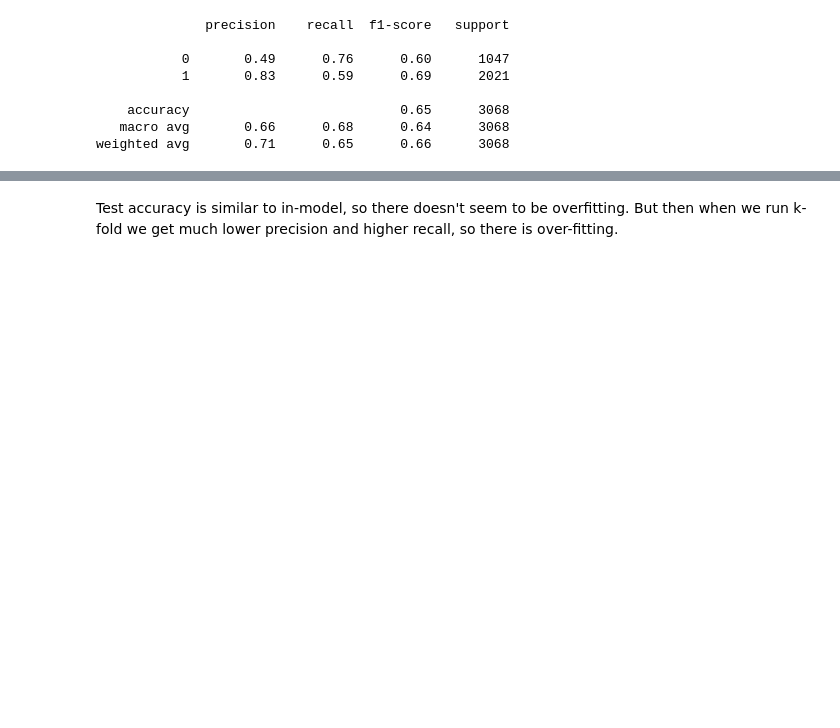
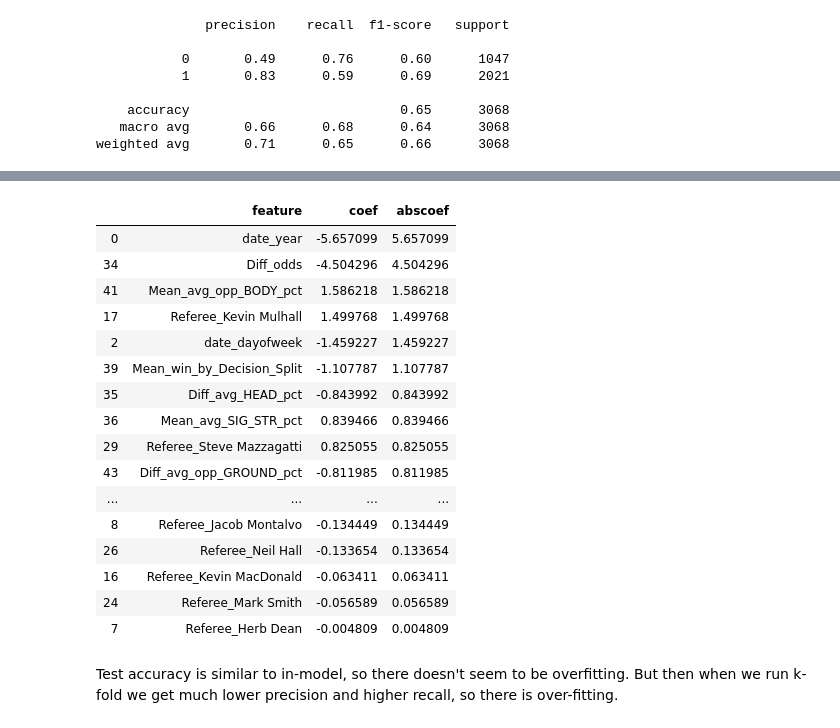
Before and after one commit to hi-khristine/msca31008, a Jupyter notebook: models/logistic-regression.ipynb, the cells around one changed output, grey strips where cells are left out. Drawn from its saved outputs; the diff is of its cells as text; code cells hidden in the pictures; blank space fills up the shorter version.

Commit message:
Add feature importance to logistic

```diff
--- a/models/logistic-regression.ipynb
+++ b/models/logistic-regression.ipynb
@@ -223,2 +247,25 @@ Mean recall 0.8552466858001914
+# %%
+m = LogisticRegression( solver = 'lbfgs' ).fit( X_train, y_train )
+fi = pd.DataFrame({'feature': X_train.columns, 'coef': m.coef_[0] })
+fi['abscoef'] = abs( fi.coef )
+fi.sort_values( 'abscoef', ascending = False )
+# %% [output]
+|  | feature | coef | abscoef |
+| 0 | date_year | -5.657099 | 5.657099 |
+| 34 | Diff_odds | -4.504296 | 4.504296 |
+| 41 | Mean_avg_opp_BODY_pct | 1.586218 | 1.586218 |
+| 17 | Referee_Kevin Mulhall | 1.499768 | 1.499768 |
+| 2 | date_dayofweek | -1.459227 | 1.459227 |
+| 39 | Mean_win_by_Decision_Split | -1.107787 | 1.107787 |
+| 35 | Diff_avg_HEAD_pct | -0.843992 | 0.843992 |
+| 36 | Mean_avg_SIG_STR_pct | 0.839466 | 0.839466 |
+| 29 | Referee_Steve Mazzagatti | 0.825055 | 0.825055 |
+| 43 | Diff_avg_opp_GROUND_pct | -0.811985 | 0.811985 |
+| ... | ... | ... | ... |
+| 8 | Referee_Jacob Montalvo | -0.134449 | 0.134449 |
+| 26 | Referee_Neil Hall | -0.133654 | 0.133654 |
+| 16 | Referee_Kevin MacDonald | -0.063411 | 0.063411 |
+| 24 | Referee_Mark Smith | -0.056589 | 0.056589 |
+| 7 | Referee_Herb Dean | -0.004809 | 0.004809 |
 # %% [markdown]
 Test accuracy is similar to in-model, so there doesn't seem to be overfitting. But then when we run k-fold we get much lower precision and higher recall, so there is over-fitting.
```
Also changed, not shown: parts of 7 cells of this notebook.
